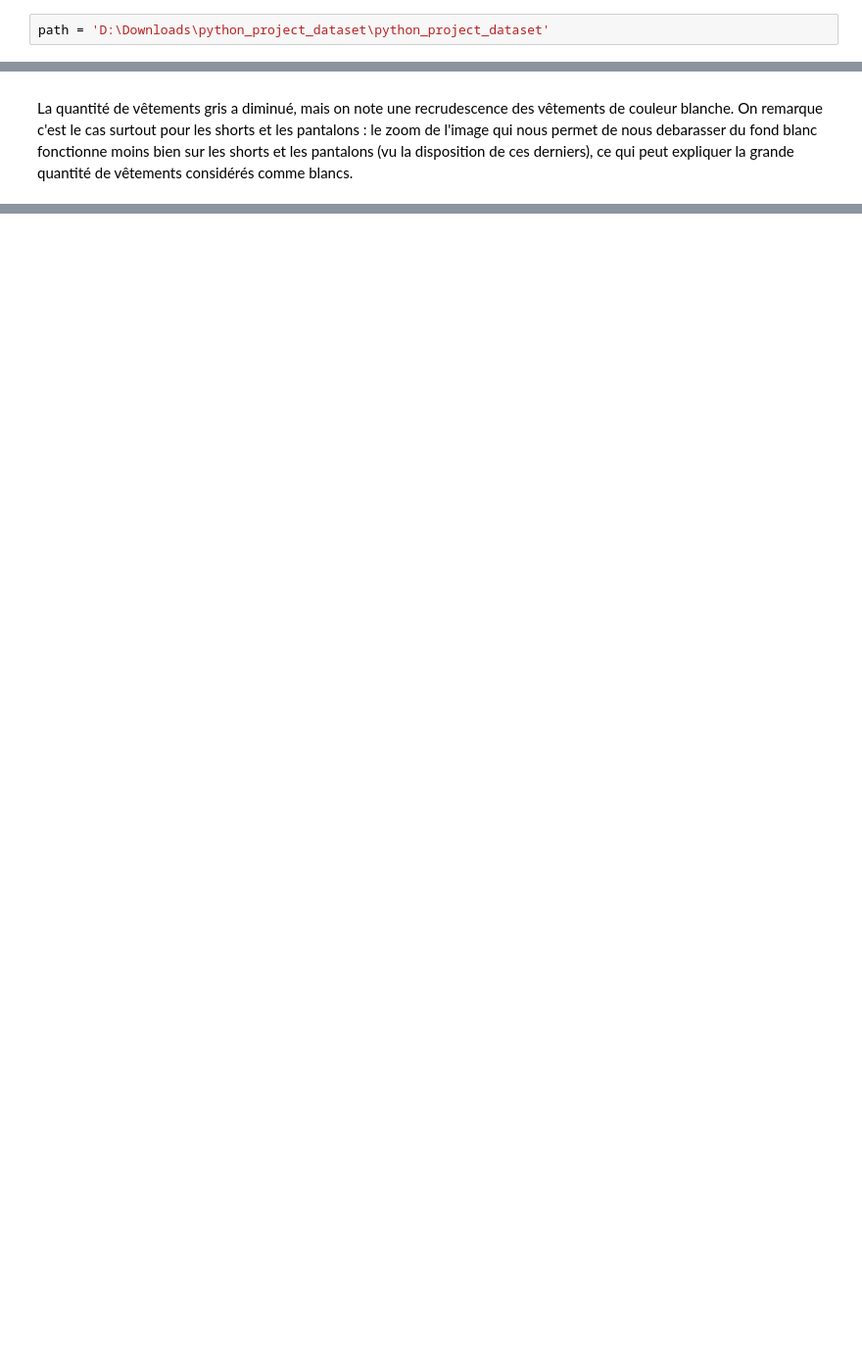
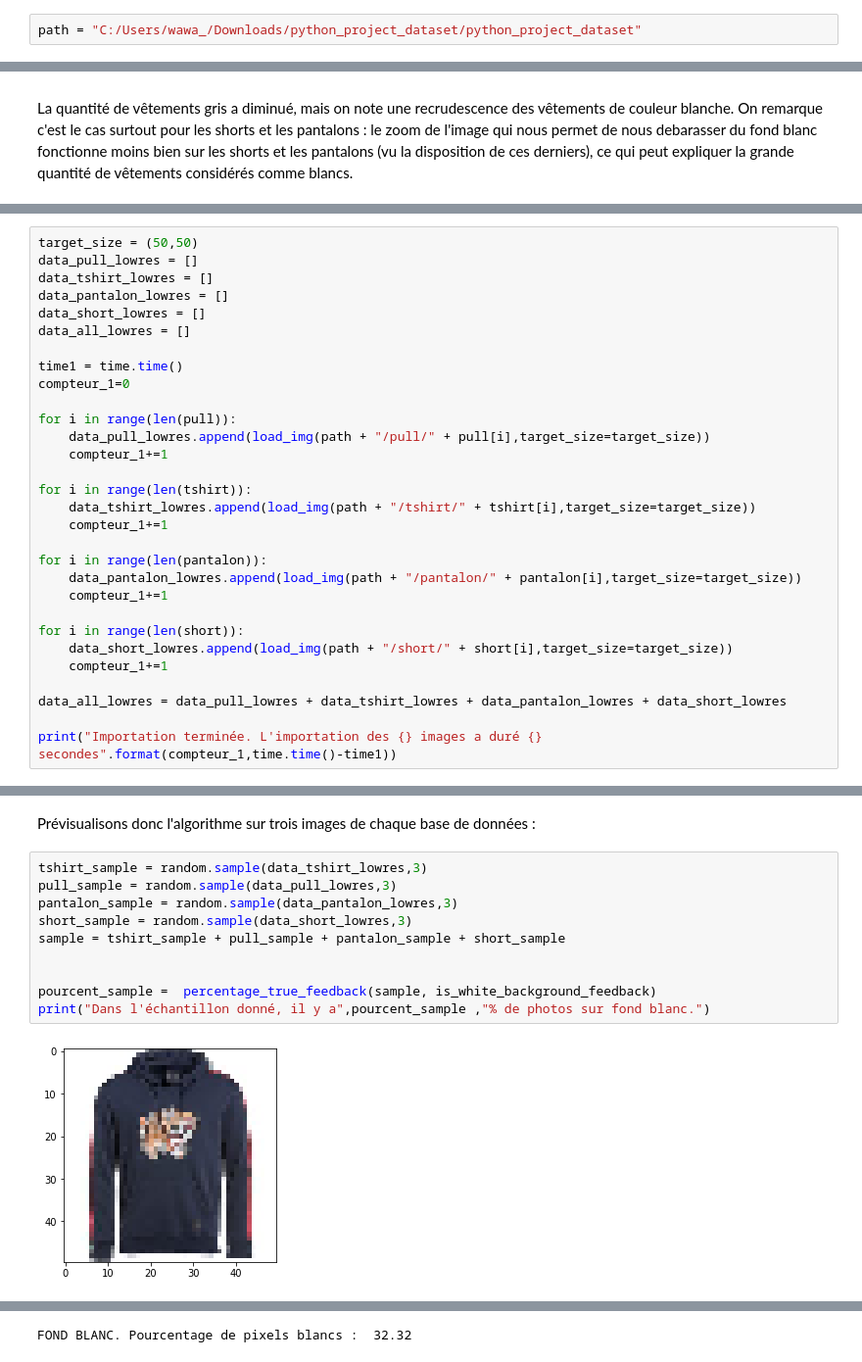
Before and after one commit to ENSAE-Projet-Info/main, a Jupyter notebook: notebook.ipynb, the cells around one changed output, grey strips where cells are left out. Shown at 98% size. Saved outputs shown, nothing was run; the diff lists cells and outputs as text; blank space fills up the shorter version.

```diff
--- a/notebook.ipynb
+++ b/notebook.ipynb
@@ -9,3 +21,3 @@ Avant toute chose, nous importons les données. Afin que le notebook fonctionne
 # %%
-path = 'D:\Downloads\python_project_dataset\python_project_dataset'
+path = "C:/Users/wawa_/Downloads/python_project_dataset/python_project_dataset"
 # %% [markdown]
@@ -232,0 +303,30 @@ La quantité de vêtements gris a diminué, mais on note une recrudescence des v
+# %%
+target_size = (50,50)
+data_pull_lowres = []
+data_tshirt_lowres = []
+data_pantalon_lowres = []
+data_short_lowres = []
+data_all_lowres = []
+
+time1 = time.time()
+compteur_1=0
+
+for i in range(len(pull)):
+    data_pull_lowres.append(load_img(path + "/pull/" + pull[i],target_size=target_size))
+    compteur_1+=1
+
+for i in range(len(tshirt)):
+    data_tshirt_lowres.append(load_img(path + "/tshirt/" + tshirt[i],target_size=target_size))
+    compteur_1+=1
+
+for i in range(len(pantalon)):
+    data_pantalon_lowres.append(load_img(path + "/pantalon/" + pantalon[i],target_size=target_size))
+    compteur_1+=1
+
+for i in range(len(short)):
+    data_short_lowres.append(load_img(path + "/short/" + short[i],target_size=target_size))
+    compteur_1+=1
+
+data_all_lowres = data_pull_lowres + data_tshirt_lowres + data_pantalon_lowres + data_short_lowres
+
+print("Importation terminée. L'importation des {} images a duré {} secondes".format(compteur_1,time.time()-time1))
@@ -232,0 +356,14 @@ La quantité de vêtements gris a diminué, mais on note une recrudescence des v
+# %% [markdown]
+Prévisualisons donc l'algorithme sur trois images de chaque base de données :
+# %%
+tshirt_sample = random.sample(data_tshirt_lowres,3)
+pull_sample = random.sample(data_pull_lowres,3)
+pantalon_sample = random.sample(data_pantalon_lowres,3)
+short_sample = random.sample(data_short_lowres,3)
+sample = tshirt_sample + pull_sample + pantalon_sample + short_sample
+
+
+pourcent_sample =  percentage_true_feedback(sample, is_white_background_feedback)
+print("Dans l'échantillon donné, il y a",pourcent_sample ,"% de photos sur fond blanc.")
+# %% [output]
+[figure, added]
@@ -232,0 +371 @@ La quantité de vêtements gris a diminué, mais on note une recrudescence des v
+FOND BLANC. Pourcentage de pixels blancs :  32.32
```
Also changed, not shown: parts of 64 cells of this notebook.
